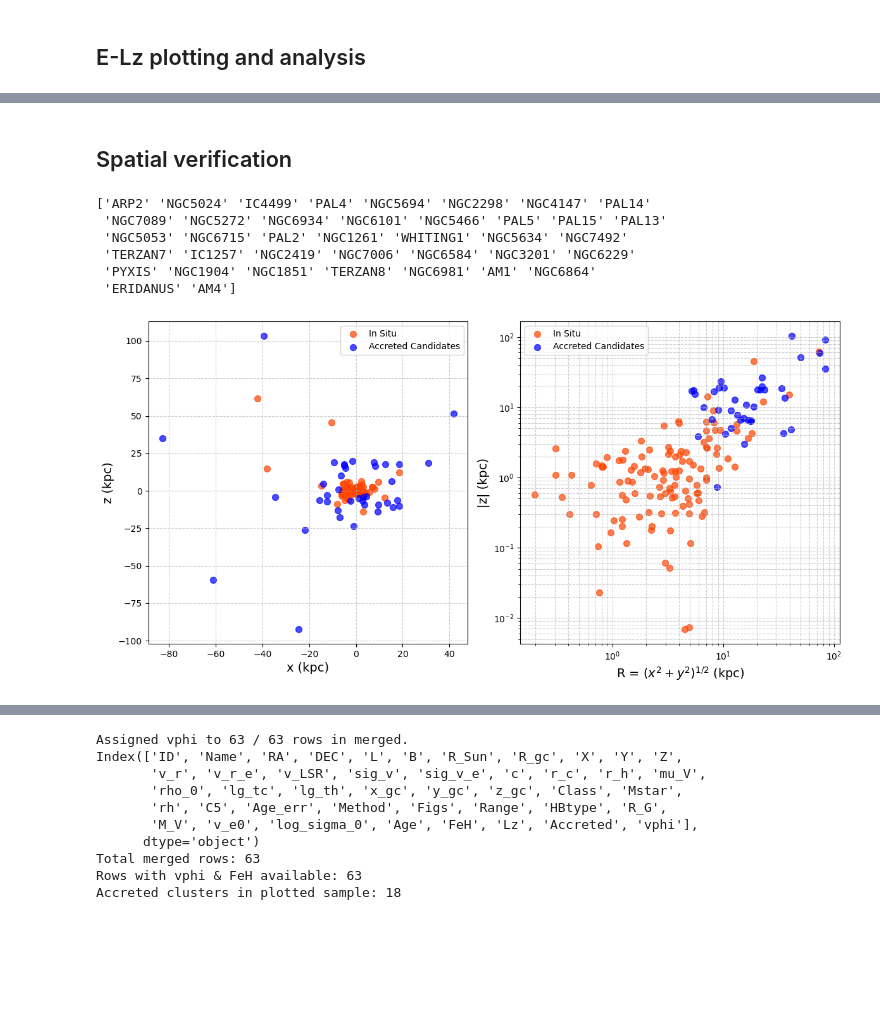
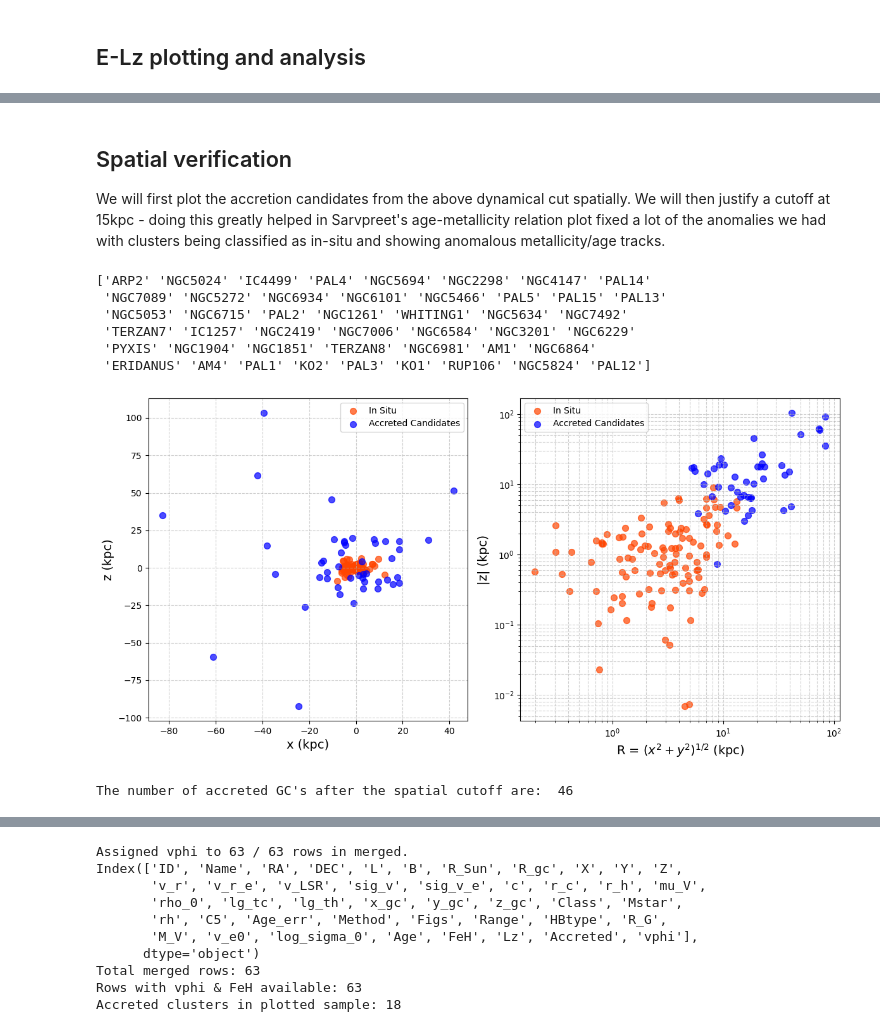
Before and after one commit to vishnusivamogga/PHYS3116_shrek, a Jupyter notebook: dynamical_information.ipynb, the cells around one changed output, grey strips where cells are left out. Saved outputs shown, nothing was run; the diff lists cells and outputs as text; code cells hidden in the pictures; blank space fills up the shorter version.

```diff
--- a/dynamical_information.ipynb
+++ b/dynamical_information.ipynb
@@ -131,23 +118,24 @@ Number of accretion candidates: 42
 # %% [markdown]
 ## Spatial verification
+We will first plot the accretion candidates from the above dynamical cut spatially. We will then justify a cutoff at 15kpc - doing this greatly helped in Sarvpreet's age-metallicity relation plot fixed a lot of the anomalies we had with clusters being classified as in-situ and showing anomalous metallicity/age tracks.
 # %%
 # Now, fixing up the naming mismatches and spelling mismatches between the Harris catalogue and the Galpy inbuilt catalogue
 # Making everything capital letters and remove spaces in Harris dataframe
 data_df['ID'] = data_df['ID'].str.replace(" ", "", regex=False).str.upper()
-accretion_candidates = np.char.upper(accretion_candidates)         # Making everything capital letters (there's already no spaces)
+accretion_candidates = np.char.upper(accretion_candidates.tolist())         # Making everything capital letters (there's already no spaces)
 
 # The first two are not in the Harris catalogue and were discovered recently, so I will remove them
-# The third GC has an orbital radius well within the bulge (~2) and is unlikely to be an accretion candidate
+# The third GC has an orbital radius well within the bulge (about R= 2kpc) and is unlikely to be an accretion candidate
 accretion_candidates = accretion_candidates[(accretion_candidates != 'CRATER') & (accretion_candidates != 'FSR1758')
                                             & (accretion_candidates != 'NGC5904')]
 
- # This one is in Harris, but named differently
+ # This one is in Harris, but named differently.
 accretion_candidates = np.where(accretion_candidates == 'E1', 'AM1', accretion_candidates)
 
 print(accretion_candidates)
 
-# Plotting the spatial distribution again, but this time highlighting the accretion candidates
 
+# Coordinate transforming to the galactocentric frame from the galactic frame coords given in harris
 ap.coordinates.galactocentric_frame_defaults.set('v4.0')
 gal_coords = SkyCoord(l=l, b=b, distance=R_sun, frame='galactic')
 galcen = gal_coords.transform_to(Galactocentric(galcen_distance=8.0*u.kpc, z_sun=0*u.pc))  # in line with harris catalogue
@@ -171,36 +159,46 @@ fig, ax = plt.subplots(1, 2, figsize=(12, 6))
 # Plot the in situ clusters
 ax[0].scatter(x_gc[accretion_mask == False], z_gc[accretion_mask == False], s=50, color='orangered', alpha=0.7, label='In Situ')
 
 # Plot the accreted candidates
 ax[0].scatter(x_gc[accretion_mask], z_gc[accretion_mask], s=50, color='blue', alpha=0.7, label='Accreted Candidates')
 ax[0].set_xlabel(r"x (kpc)", fontsize=14)
 ax[0].set_ylabel(r"z (kpc)", fontsize=14)
 ax[0].grid(True, linestyle='--', alpha=0.6)
 ax[0].legend()
 # Plotting R_xy vs |z|
 R_xy = np.sqrt(x_gc**2 + y_gc**2)
 z_abs = np.abs(z_gc)
 
 ax[1].scatter(R_xy[accretion_mask == False], z_abs[accretion_mask == False], s=50, color='orangered', alpha=0.7, label='In Situ')
 ax[1].scatter(R_xy[accretion_mask], z_abs[accretion_mask], s=50, color='blue', alpha=0.7, label='Accreted Candidates')
 ax[1].set_xscale('log')
 ax[1].set_yscale('log')
 ax[1].set_xlabel(r"R = $(x^2 + y^2)^{1/2}$ (kpc)", fontsize=14)
 ax[1].set_ylabel(r"|z| (kpc)", fontsize=14)
 ax[1].grid(True, which="both", ls="--", alpha=0.6)
 ax[1].legend()
 
 plt.tight_layout()
 plt.show()
-# This was done to add 3 GC's which have spatial distributions characteristic of accretion candidates, even though they didn't make the cut in E-Lz space
-# accretion_candidates = np.append(data_df[accretion_mask == False & (np.sqrt(data_df['x_gc']**2 + data_df['y_gc']**2) > 20 * u.kpc)]['ID'].values, accretion_candidates)
+
+#There are GC's spatially which should really be accreted clusters - the dynamical search did not catch these.
+# Use a limit of 15kpc to classify accreted clusters based on spatial distribution. These will be added to the candidates list.
+r_gc = np.sqrt(data_df['x_gc']**2 + data_df['y_gc']**2 + data_df['z_gc']**2)
+
+added_candidates = data_df[(r_gc > 15) & (accretion_mask == False)]
+
+accretion_candidates = np.concatenate((accretion_candidates, added_candidates['ID'].values))
+
+
+print("The number of accreted GC's after the spatial cutoff are: ", len(accretion_candidates))
 # %% [output]
 ['ARP2' 'NGC5024' 'IC4499' 'PAL4' 'NGC5694' 'NGC2298' 'NGC4147' 'PAL14'
  'NGC7089' 'NGC5272' 'NGC6934' 'NGC6101' 'NGC5466' 'PAL5' 'PAL15' 'PAL13'
  'NGC5053' 'NGC6715' 'PAL2' 'NGC1261' 'WHITING1' 'NGC5634' 'NGC7492'
  'TERZAN7' 'IC1257' 'NGC2419' 'NGC7006' 'NGC6584' 'NGC3201' 'NGC6229'
  'PYXIS' 'NGC1904' 'NGC1851' 'TERZAN8' 'NGC6981' 'AM1' 'NGC6864'
- 'ERIDANUS' 'AM4']
+ 'ERIDANUS' 'AM4' 'PAL1' 'KO2' 'PAL3' 'KO1' 'RUP106' 'NGC5824' 'PAL12']
-[figure, old version]
+[figure, new version]
+The number of accreted GC's after the spatial cutoff are:  46
 # %%
 # Interesting side job - I'll verify the accretion candidates further by looking at their apocentric distances.
```
Also changed, not shown: parts of 8 cells of this notebook.
